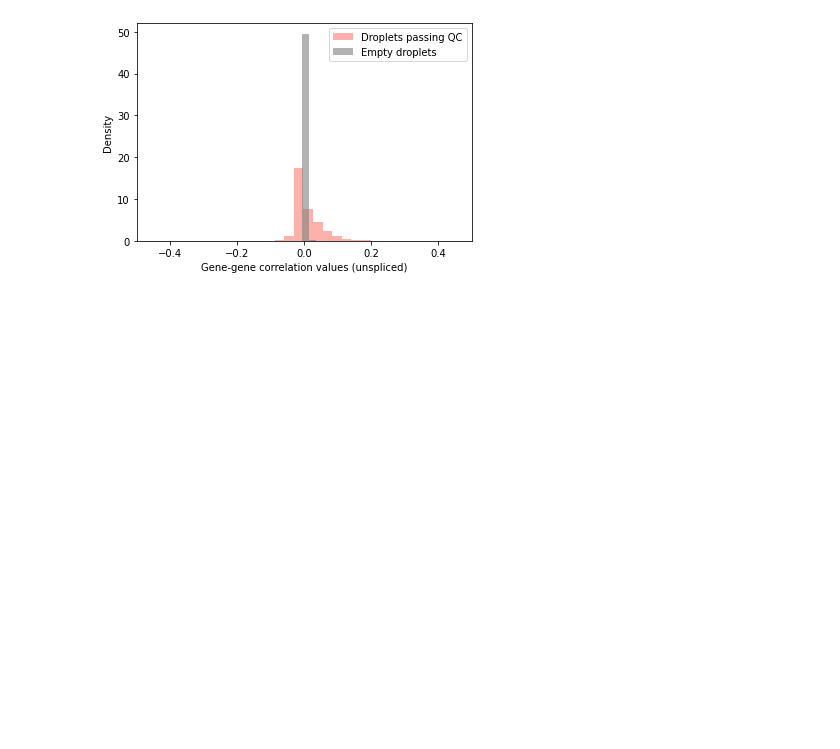
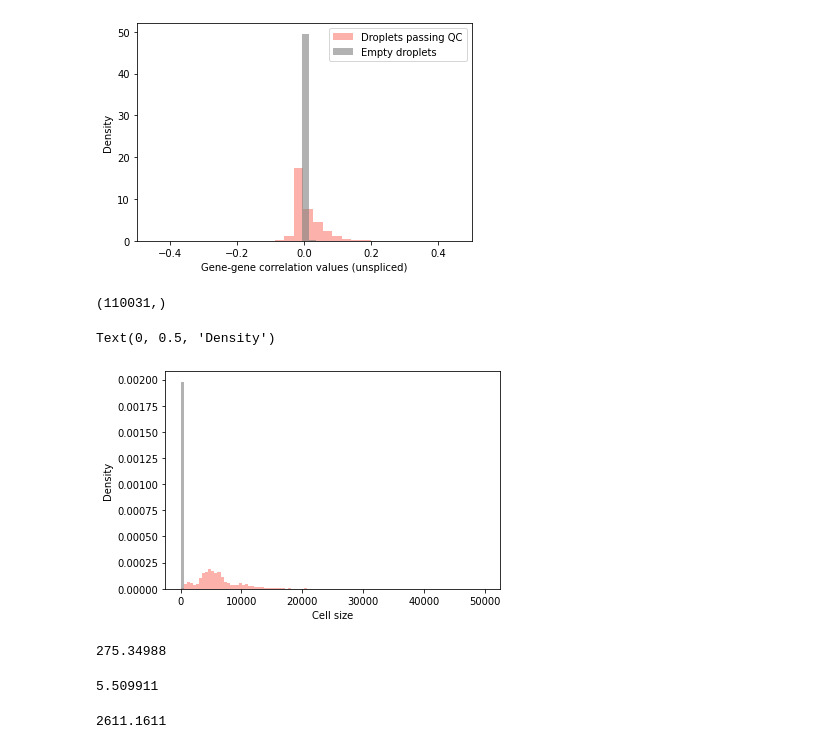
Before and after one commit to pachterlab/GVP_2023, a Jupyter notebook: gg230117_emptydrops.ipynb, the cells around one changed output. Saved outputs shown, nothing was run; the diff lists cells and outputs as text; code cells hidden in the pictures; blank space fills up the shorter version.

Commit message:
data

```diff
--- a/gg230117_emptydrops.ipynb
+++ b/gg230117_emptydrops.ipynb
@@ -242,3 +249,31 @@ plt.ylabel('Density')
 # %% [output]
 Text(0, 0.5, 'Density')
 [figure]
+# %%
+S_tot_qc = raw_data.layers[spliced_layer][cf].toarray().sum(1)
+S_tot_empty = raw_data.layers[spliced_layer][~cf].toarray().sum(1)
+# %%
+S_tot_empty.shape
+# %% [output]
+(110031,)
+# %%
+bins =np.linspace(-0.5,50000,100)
+plt.hist(S_tot_qc,bins,color = 'salmon',alpha=0.6,label='Droplets passing QC',density=True)
+plt.hist(S_tot_empty,bins,color = 'gray',alpha=0.6,label='Empty droplets',density=True)
+plt.xlabel('Cell size')
+plt.ylabel('Density')
+# %% [output]
+Text(0, 0.5, 'Density')
+[figure, added]
+# %%
+S_tot_empty.var()
+# %% [output]
+275.34988
+# %%
+S_tot_empty.mean()
+# %% [output]
+5.509911
+# %%
+S_tot_qc.var()/S_tot_qc.mean()
+# %% [output]
+2611.1611
```
Also changed, not shown: parts of 5 cells of this notebook.
